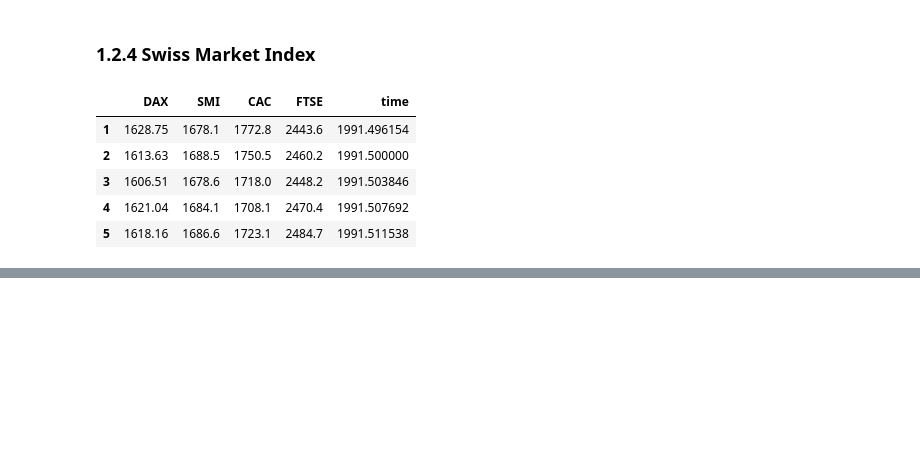
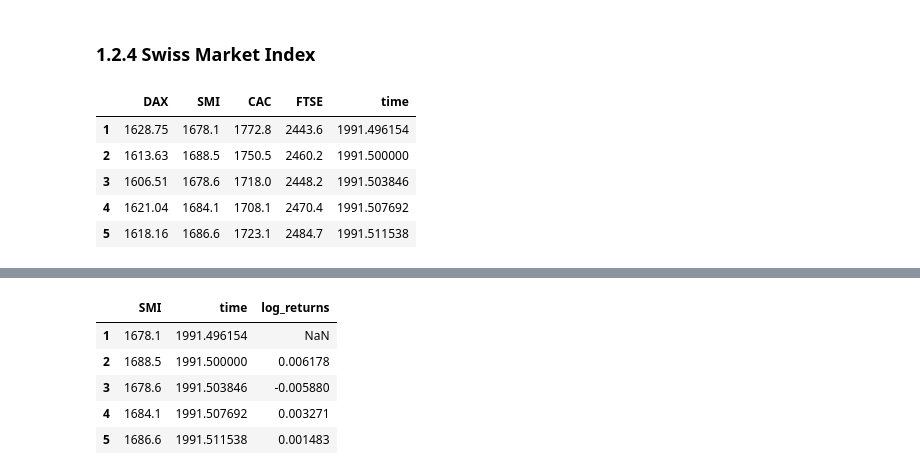
Before and after one commit to eugenebaraka/Books-and-Courses, a Jupyter notebook: timeseries/chapter1.ipynb, the cells around one changed output, grey strips where cells are left out. Saved outputs shown, nothing was run; the diff lists cells and outputs as text; code cells hidden in the pictures; blank space fills up the shorter version.

```diff
--- a/timeseries/chapter1.ipynb
+++ b/timeseries/chapter1.ipynb
@@ -164,0 +172,11 @@ smi.head()  # data not giving years column, come back to this
+# %%
+## log returns (approximation of log reuturns -- percentage change -- with respect to previous day)
+smi['log_returns'] = np.log(smi['SMI']).diff()
+smi.head()
+# %% [output]
+|  | SMI | time | log_returns |
+| 1 | 1678.1 | 1991.496154 | NaN |
+| 2 | 1688.5 | 1991.500000 | 0.006178 |
+| 3 | 1678.6 | 1991.503846 | -0.005880 |
+| 4 | 1684.1 | 1991.507692 | 0.003271 |
+| 5 | 1686.6 | 1991.511538 | 0.001483 |
```
Also changed, not shown: parts of 10 cells of this notebook, 1 other file.
